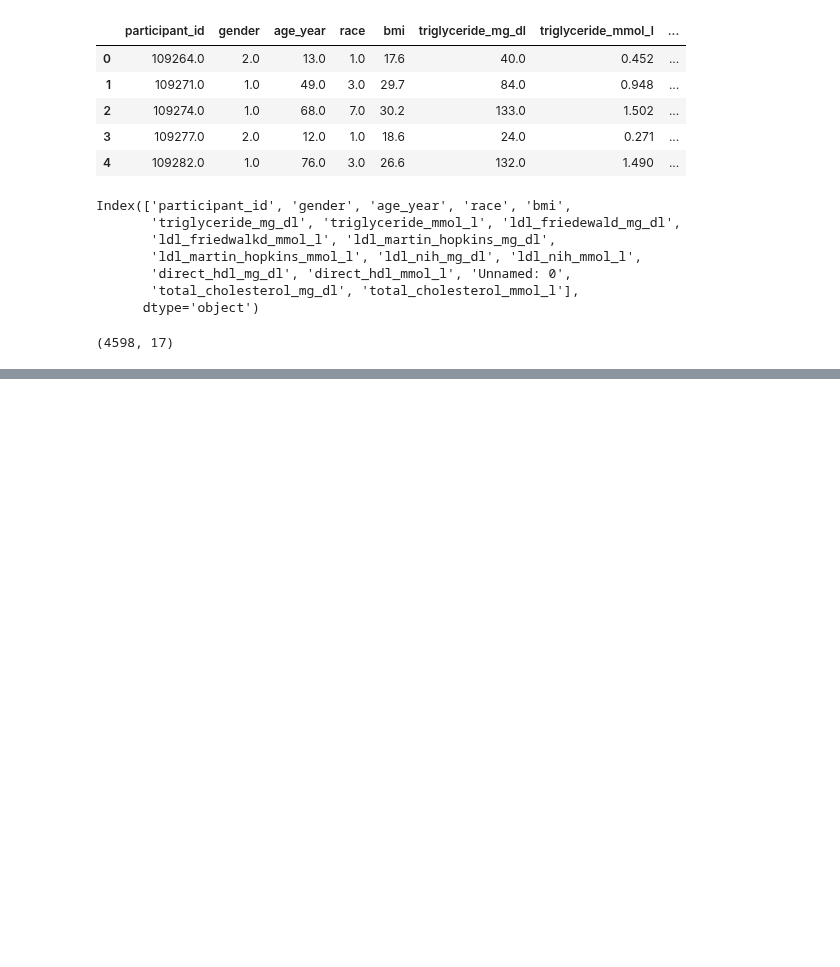
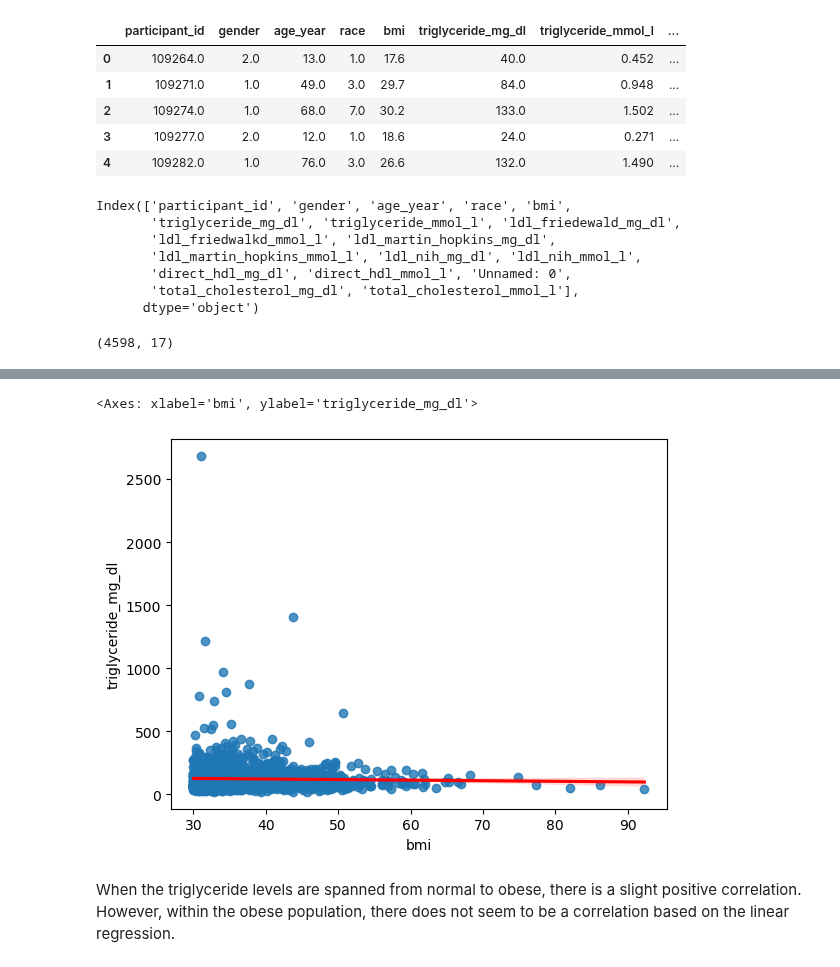
Before and after one commit to eudorach/portfolio_ds_projects, a Jupyter notebook: NHANES_analysis/7_blood_data_analysis.ipynb, the cells around one changed output, grey strips where cells are left out. Saved outputs shown, nothing was run; the diff lists cells and outputs as text; code cells hidden in the pictures; blank space fills up the shorter version.

```diff
--- a/NHANES_analysis/7_blood_data_analysis.ipynb
+++ b/NHANES_analysis/7_blood_data_analysis.ipynb
@@ -110,0 +191,7 @@ df_c.shape
+# %%
+sns.regplot(x='bmi',y='triglyceride_mg_dl',data=df_obese,line_kws={"color": "red"})
+# %% [output]
+<Axes: xlabel='bmi', ylabel='triglyceride_mg_dl'>
+[figure, added]
+# %% [markdown]
+When the triglyceride levels are spanned from normal to obese, there is a slight positive correlation. However, within the obese population, there does not seem to be a correlation based on the linear regression.
```
Also changed, not shown: parts of 11 cells of this notebook.
